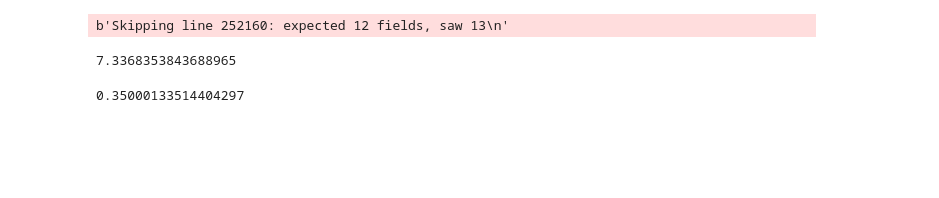
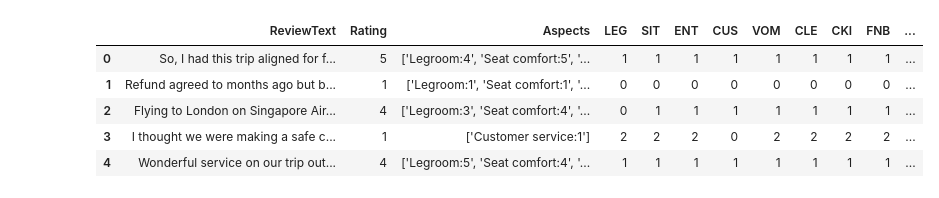
Before and after one commit to duyduc1110/BertLLREmbedding, a Jupyter notebook: playground.ipynb, the cells around one changed output. Drawn from its saved outputs; the diff is of its cells as text; code cells hidden in the pictures; blank space fills up the shorter version.

```diff
--- a/playground.ipynb
+++ b/playground.ipynb
@@ -232,0 +315,4 @@ encoded = t.encode(a)
+# %%
+data = get_data()
+data['labels'] = list(data.iloc[:, 3:11].values)
+data
@@ -232,0 +321,36 @@ encoded = t.encode(a)
+# %%
+llr_scores = {}
+for aspect in tqdm.notebook.tqdm(ASPECT_NAMES, desc='Calculate LLR scores'):
+    llr_df = generate_llr_score(data, aspect)
+    llr_scores[aspect] = llr_df
+# %%
+llr_words = dict()
+
+for aspect in tqdm.notebook.tqdm(ASPECT_NAMES, desc='Generate top LLR words'):
+    kw_label = dict()
+    for class_ in [0,1,2]:
+        kw_list = list(llr_scores[aspect][class_].sort_values(ascending=False)[:TOPN].index)
+        kw_label[class_] = kw_list
+    llr_words[aspect] = kw_label
+# %%
+llr_embedding_list = []
+
+for idx in tqdm.notebook.trange(data.shape[0]):
+    tokens = data.input_ids[idx]
+
+    llr_embedding = []
+    for aspect in ASPECT_NAMES:
+        temp = [3] * tokens.shape[0]
+        for j in range(tokens.shape[0]):
+            for class_, wordlist in llr_words[aspect].items():
+                if tokens[j] in wordlist:
+                    temp[j] = class_
+                    break
+        llr_embedding.append(temp)
+
+    llr_embedding_list.append(llr_embedding)
+
+#data['llr_embeddings'] = [[[0]*512]*8] * data.shape[0]
+data['llr_embeddings'] = llr_embedding_list
+
+data
@@ -233,17 +519,9 @@ encoded = t.encode(a)
 # %%
-data = get_data()
+data.head()
 # %% [output]
-b'Skipping line 252160: expected 12 fields, saw 13\n'
+|  | ReviewText | Rating | Aspects | LEG | SIT | ENT | CUS | VOM | CLE | CKI | FNB | ... |
+| 0 | So, I had this trip aligned for f... | 5 | ['Legroom:4', 'Seat comfort:5', '... | 1 | 1 | 1 | 1 | 1 | 1 | 1 | 1 | ... |
+| 1 | Refund agreed to months ago but b... | 1 | ['Legroom:1', 'Seat comfort:1', '... | 0 | 0 | 0 | 0 | 0 | 0 | 0 | 0 | ... |
+| 2 | Flying to London on Singapore Air... | 4 | ['Legroom:3', 'Seat comfort:4', '... | 0 | 1 | 1 | 1 | 1 | 1 | 1 | 1 | ... |
+| 3 | I thought we were making a safe c... | 1 | ['Customer service:1'] | 2 | 2 | 2 | 0 | 2 | 2 | 2 | 2 | ... |
+| 4 | Wonderful service on our trip out... | 4 | ['Legroom:5', 'Seat comfort:4', '... | 1 | 1 | 1 | 1 | 1 | 1 | 1 | 1 | ... |
-# %%
-s = time.time()
-b = t.batch_encode_plus(data.ReviewText.values[:100000].tolist())
-time.time() - s
-# %% [output]
-7.3368353843688965
-# %%
-s = time.time()
-for i in range(1000):
-    t.encode(data.ReviewText.values[i:i+1][0])
-time.time() - s
-# %% [output]
-0.35000133514404297
```
Also changed, not shown: parts of 24 cells of this notebook, 1 other file.
